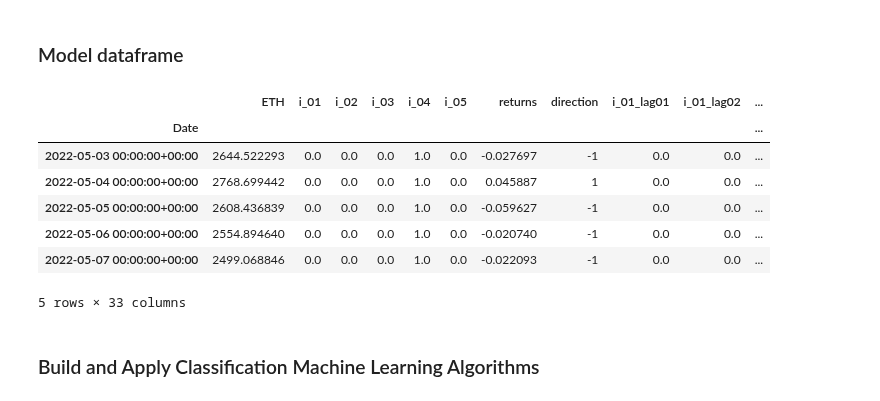
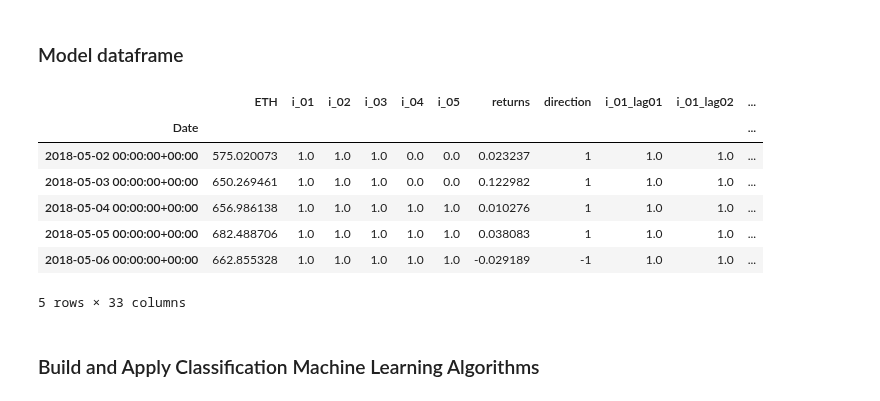
Before and after one commit to giocaizzi/surfingcrypto, a Jupyter notebook: notebooks/algotrading.ipynb, the cells around one changed output. Cells and saved outputs as stored; diff of their text form; code cells hidden in the pictures.

```diff
--- a/notebooks/algotrading.ipynb
+++ b/notebooks/algotrading.ipynb
@@ -89,15 +91,15 @@ f.df.tail()
 # %% [markdown]
 ### Model dataframe
 # %%
-f.model_df.tail()
+f.model_df.head()
 # %% [output]
 |  | ETH | i_01 | i_02 | i_03 | i_04 | i_05 | returns | direction | i_01_lag01 | i_01_lag02 | ... |
 | Date |  |  |  |  |  |  |  |  |  |  | ... |
-| 2022-05-03 00:00:00+00:00 | 2644.522293 | 0.0 | 0.0 | 0.0 | 1.0 | 0.0 | -0.027697 | -1 | 0.0 | 0.0 | ... |
-| 2022-05-04 00:00:00+00:00 | 2768.699442 | 0.0 | 0.0 | 0.0 | 1.0 | 0.0 | 0.045887 | 1 | 0.0 | 0.0 | ... |
-| 2022-05-05 00:00:00+00:00 | 2608.436839 | 0.0 | 0.0 | 0.0 | 1.0 | 0.0 | -0.059627 | -1 | 0.0 | 0.0 | ... |
-| 2022-05-06 00:00:00+00:00 | 2554.894640 | 0.0 | 0.0 | 0.0 | 1.0 | 0.0 | -0.020740 | -1 | 0.0 | 0.0 | ... |
-| 2022-05-07 00:00:00+00:00 | 2499.068846 | 0.0 | 0.0 | 0.0 | 1.0 | 0.0 | -0.022093 | -1 | 0.0 | 0.0 | ... |
+| 2018-05-02 00:00:00+00:00 | 575.020073 | 1.0 | 1.0 | 1.0 | 0.0 | 0.0 | 0.023237 | 1 | 1.0 | 1.0 | ... |
+| 2018-05-03 00:00:00+00:00 | 650.269461 | 1.0 | 1.0 | 1.0 | 0.0 | 0.0 | 0.122982 | 1 | 1.0 | 1.0 | ... |
+| 2018-05-04 00:00:00+00:00 | 656.986138 | 1.0 | 1.0 | 1.0 | 1.0 | 1.0 | 0.010276 | 1 | 1.0 | 1.0 | ... |
+| 2018-05-05 00:00:00+00:00 | 682.488706 | 1.0 | 1.0 | 1.0 | 1.0 | 1.0 | 0.038083 | 1 | 1.0 | 1.0 | ... |
+| 2018-05-06 00:00:00+00:00 | 662.855328 | 1.0 | 1.0 | 1.0 | 1.0 | 1.0 | -0.029189 | -1 | 1.0 | 1.0 | ... |
 5 rows × 33 columns
 # %% [markdown]
 ### Build and Apply Classification Machine Learning Algorithms
```
Also changed, not shown: parts of 7 cells of this notebook, 5 other files.
